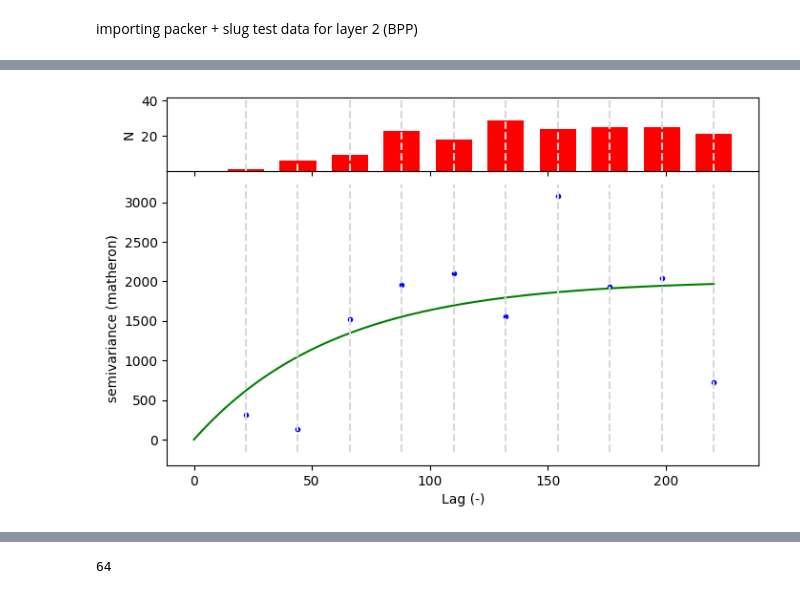
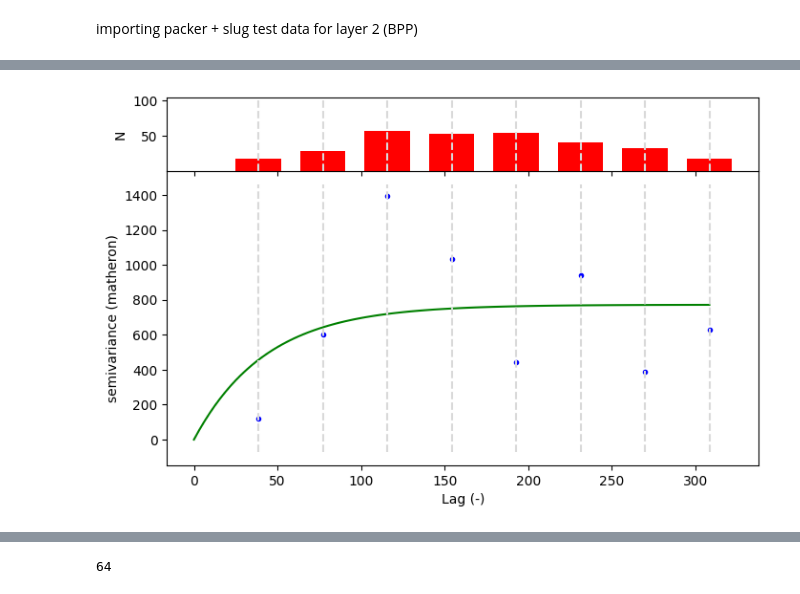
Before and after one commit to philliperalin/MLAC-3D-HT, a Jupyter notebook: src/pyemu/PMW-6-constantK/settingup_PEST.ipynb, the cells around one changed output, grey strips where cells are left out. Cells and saved outputs as stored; diff of their text form; code cells hidden in the pictures.

```diff
--- a/src/pyemu/PMW-6-constantK/settingup_PEST.ipynb
+++ b/src/pyemu/PMW-6-constantK/settingup_PEST.ipynb
@@ -666,6 +667,6 @@ importing packer + slug test data for layer 2 (BPP)
 df_packers = pd.read_excel('../../../data/MODFLOW_layers_priors.xlsx')
 lyr2 = df_packers[df_packers['layer'] == 2]
 lyr2 = lyr2.dropna(subset=['easting', 'northing', 'Kh (m/day)']) #dropping nans
-lyr2 = lyr2.drop(7) #dropping PZ-2, data not reliable
+#lyr2 = lyr2.drop(7) #dropping PZ-2, data not reliable
 lyr2 #packer data for layer 1
 # %% [output]
@@ -689,16 +690,16 @@ lyr2 #packer data for layer 1
 # %%
 V2 = skg.Variogram(
     lyr2[['easting', 'northing']].values,
     lyr2['Kh (m/day)'].values.flatten(),
-    maxlag=0.5,
-    n_lags=10,
+    maxlag=0.7,
+    n_lags=8,
     normalize=False,
     model='exponential'
     )
 
 fig = V2.plot()
 # %% [output]
-[figure, old version]
+[figure, new version]
 # %%
 print(f"the correlation length based on the automatic data (poor) fitting is: {V2.describe()['effective_range']} meters")
 # %% [output]
```
Also changed, not shown: parts of 41 cells of this notebook, 5 other files.
